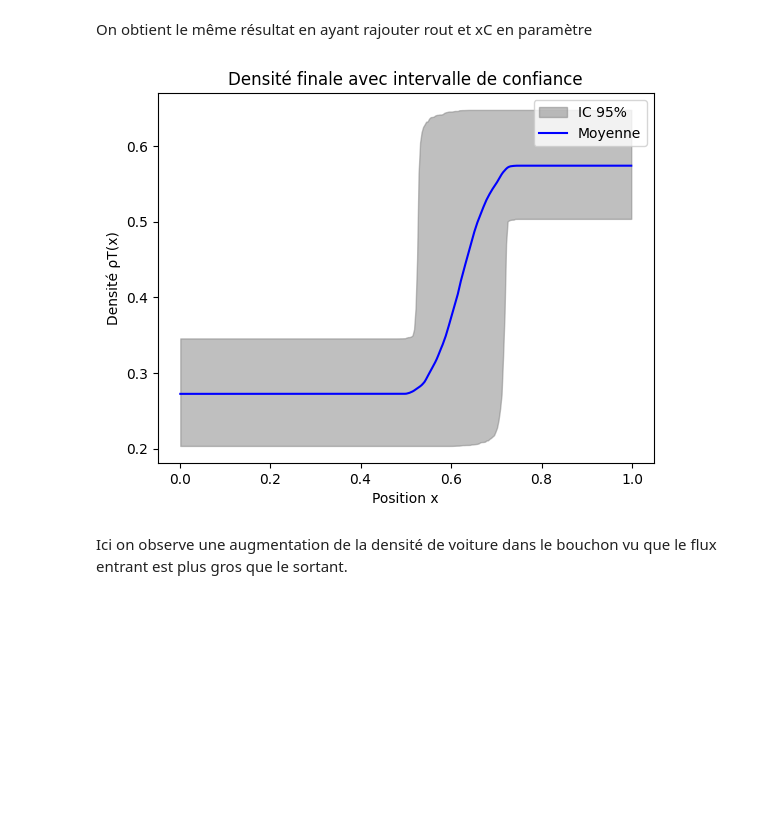
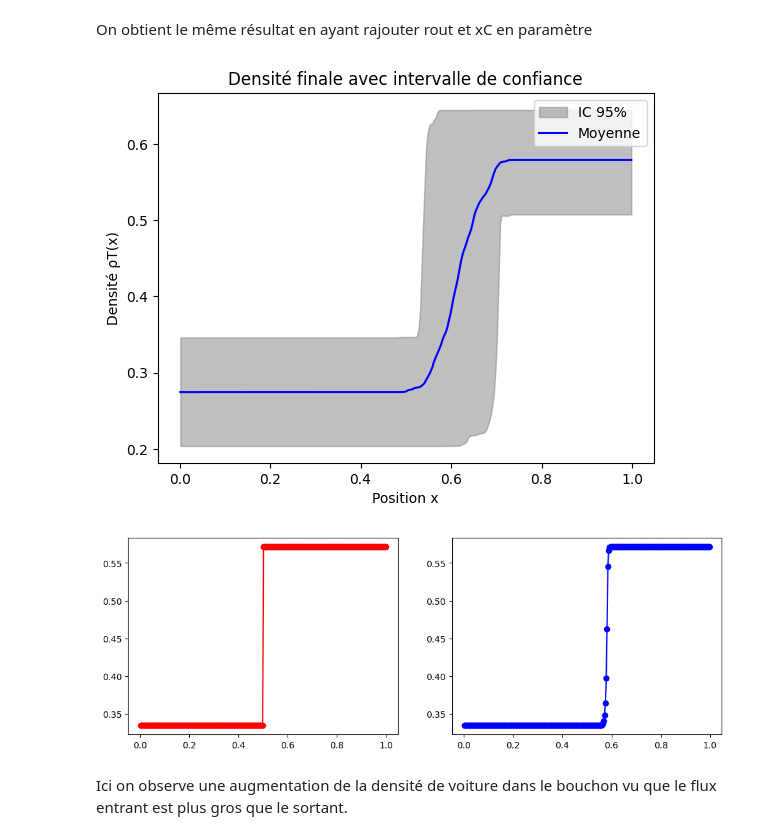
Before and after one commit to InfmathAxel/M2-csmi, a Jupyter notebook: incertitude/Demuth_Axel_Burgers.ipynb, the cells around one changed output. Drawn from its saved outputs; the diff is of its cells as text; code cells hidden in the pictures; blank space fills up the shorter version.

```diff
--- a/incertitude/Demuth_Axel_Burgers.ipynb
+++ b/incertitude/Demuth_Axel_Burgers.ipynb
@@ -217,34 +217,36 @@ T = 2
 rho_results = np.zeros((N, Nx))
 
 # Monte-Carlo
 for i in range(N):
     vmax = np.random.normal(0.8, 0.03)
     rin = np.random.uniform(0.2, 0.35)
     rout = np.random.uniform(0.5, 0.65)
     xC = 0.5
 
     bg = Burgers(Nx, xC, rout)
     bg.init(vmax, rin)
     bg.solve(T)
 
     rho_results[i, :] = bg.rho[bg.begin:bg.end]
 
 # Calcul des statistiques
 rho_mean = np.mean(rho_results, axis=0)
 rho_lower = np.percentile(rho_results, 2.5, axis=0)
 rho_upper = np.percentile(rho_results, 97.5, axis=0)
 
 # Affichage des résultats
 x = bg.cells[bg.begin:bg.end]
 plt.fill_between(x, rho_lower, rho_upper, color='gray', alpha=0.5, label='IC 95%')
 plt.plot(x, rho_mean, 'b-', label='Moyenne')
 plt.xlabel('Position x')
 plt.ylabel('Densité ρT(x)')
 plt.legend()
 plt.title('Densité finale avec intervalle de confiance')
 plt.show()
+bg.plot()
 # %% [output]
-[figure, old version]
+[figure, new version]
+[figure, added]
 # %% [markdown]
 Ici on observe une augmentation de la densité de voiture dans le bouchon vu que le flux entrant est plus gros que le sortant.
 # %%
```
Also changed, not shown: parts of 8 cells of this notebook, 5 other files.
